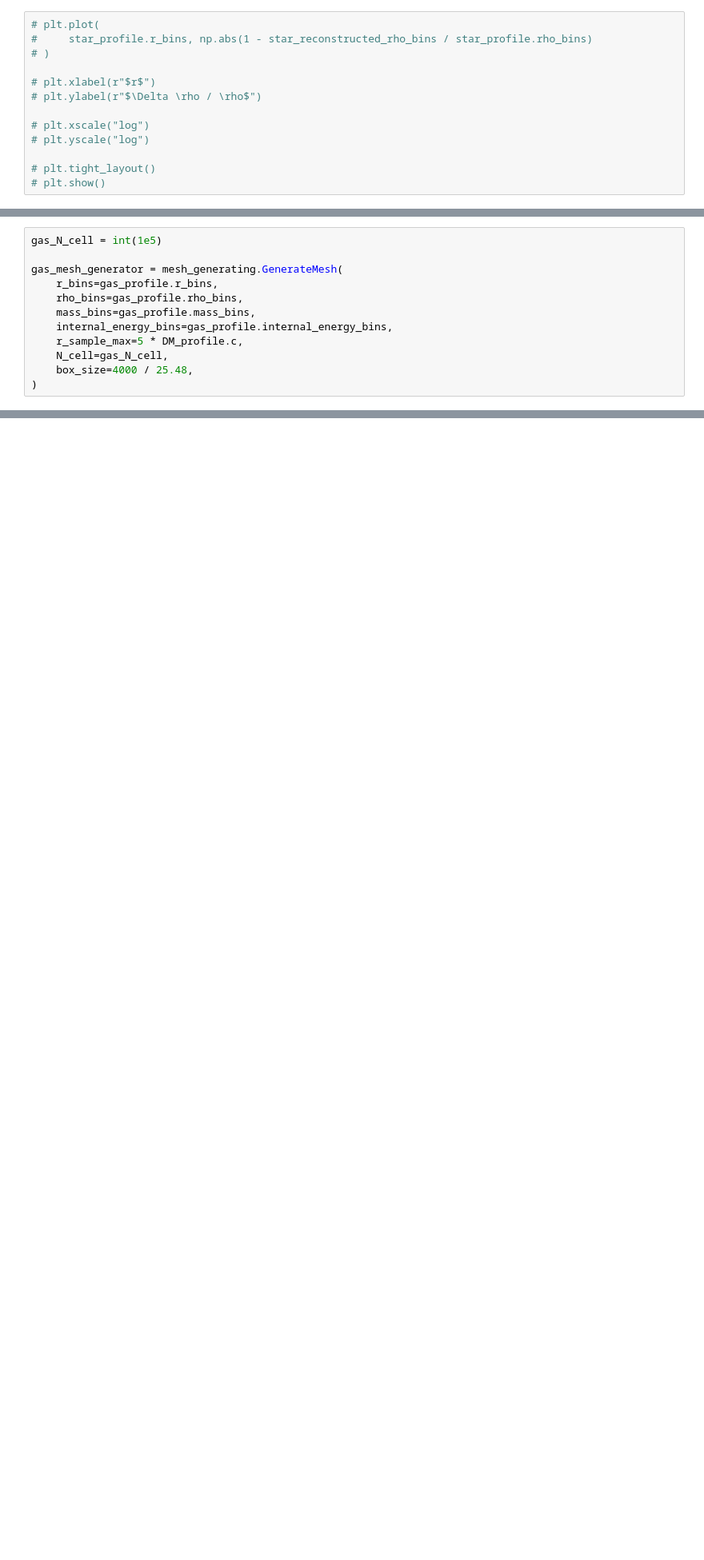
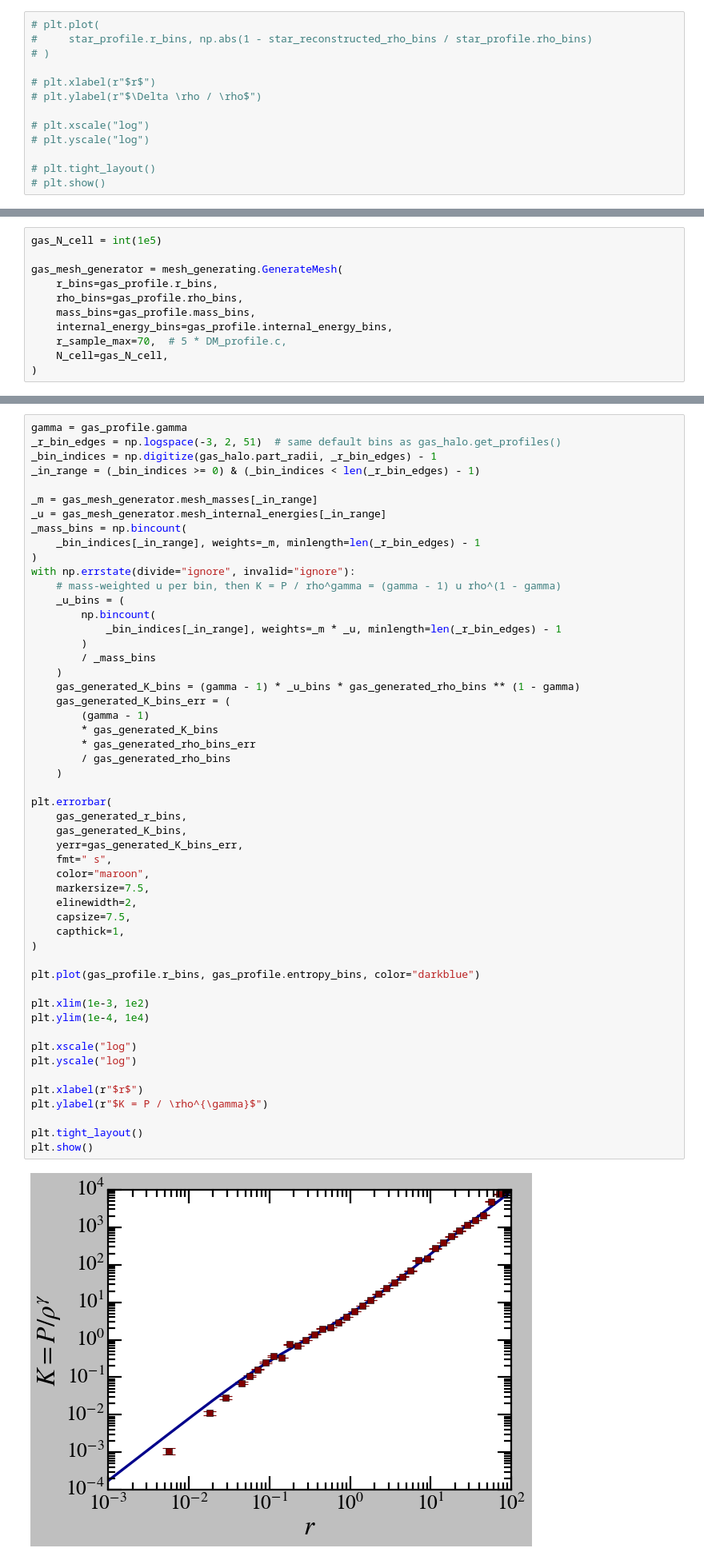
Before and after one commit to vinh-qtran/SoftIsoICs, a Jupyter notebook: nbs/test.ipynb, the cells around one changed output, grey strips where cells are left out. Shown at 80% size. Saved outputs shown, nothing was run; the diff lists cells and outputs as text; blank space fills up the shorter version.

```diff
--- a/nbs/test.ipynb
+++ b/nbs/test.ipynb
@@ -300,9 +339,8 @@ gas_mesh_generator = mesh_generating.GenerateMesh(
     rho_bins=gas_profile.rho_bins,
     mass_bins=gas_profile.mass_bins,
     internal_energy_bins=gas_profile.internal_energy_bins,
-    r_sample_max=5 * DM_profile.c,
+    r_sample_max=70,  # 5 * DM_profile.c,
     N_cell=gas_N_cell,
-    box_size=4000 / 25.48,
 )
 # %%
 gas_halo = utils.Halo()
@@ -350,3 +388,57 @@ plt.show()
+# %%
+gamma = gas_profile.gamma
+_r_bin_edges = np.logspace(-3, 2, 51)  # same default bins as gas_halo.get_profiles()
+_bin_indices = np.digitize(gas_halo.part_radii, _r_bin_edges) - 1
+_in_range = (_bin_indices >= 0) & (_bin_indices < len(_r_bin_edges) - 1)
+
+_m = gas_mesh_generator.mesh_masses[_in_range]
+_u = gas_mesh_generator.mesh_internal_energies[_in_range]
+_mass_bins = np.bincount(
+    _bin_indices[_in_range], weights=_m, minlength=len(_r_bin_edges) - 1
+)
+with np.errstate(divide="ignore", invalid="ignore"):
+    # mass-weighted u per bin, then K = P / rho^gamma = (gamma - 1) u rho^(1 - gamma)
+    _u_bins = (
+        np.bincount(
+            _bin_indices[_in_range], weights=_m * _u, minlength=len(_r_bin_edges) - 1
+        )
+        / _mass_bins
+    )
+    gas_generated_K_bins = (gamma - 1) * _u_bins * gas_generated_rho_bins ** (1 - gamma)
+    gas_generated_K_bins_err = (
+        (gamma - 1)
+        * gas_generated_K_bins
+        * gas_generated_rho_bins_err
+        / gas_generated_rho_bins
+    )
+
+plt.errorbar(
+    gas_generated_r_bins,
+    gas_generated_K_bins,
+    yerr=gas_generated_K_bins_err,
+    fmt=" s",
+    color="maroon",
+    markersize=7.5,
+    elinewidth=2,
+    capsize=7.5,
+    capthick=1,
+)
+
+plt.plot(gas_profile.r_bins, gas_profile.entropy_bins, color="darkblue")
+
+plt.xlim(1e-3, 1e2)
+plt.ylim(1e-4, 1e4)
+
+plt.xscale("log")
+plt.yscale("log")
+
+plt.xlabel(r"$r$")
+plt.ylabel(r"$K = P / \rho^{\gamma}$")
+
+plt.tight_layout()
+plt.show()
+# %% [output]
+[figure, added]
 # %%
 rs = 25.48
 rhos = 3.60e06
```
Also changed, not shown: parts of 13 cells of this notebook, 2 other files.
